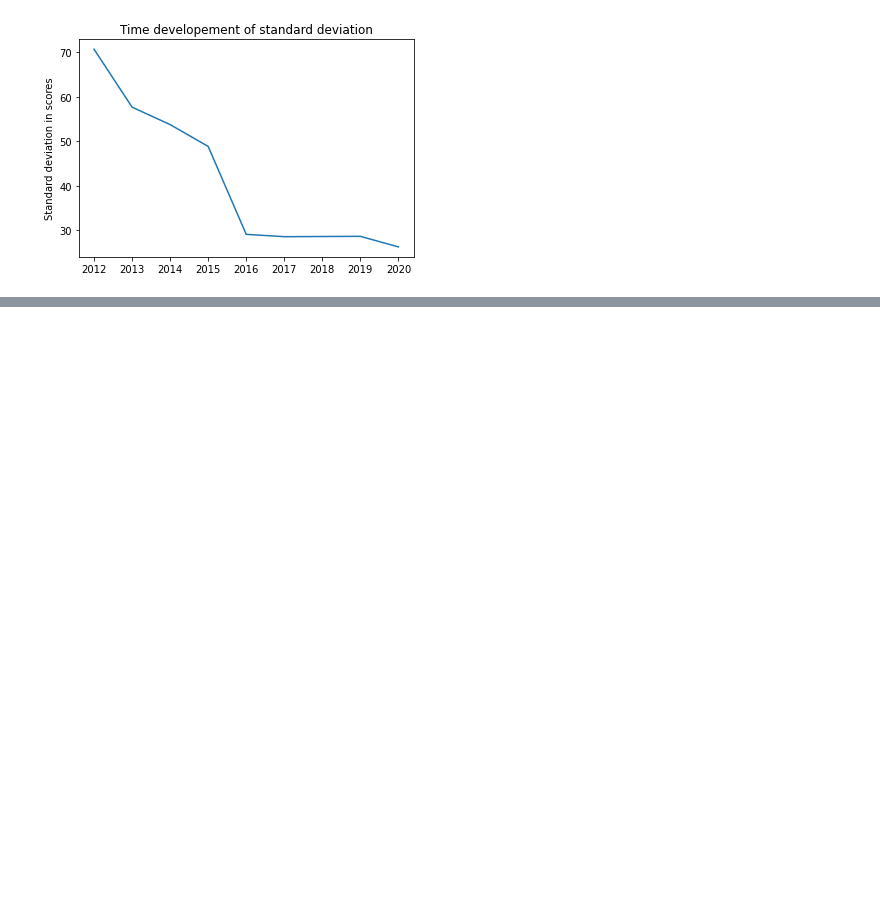
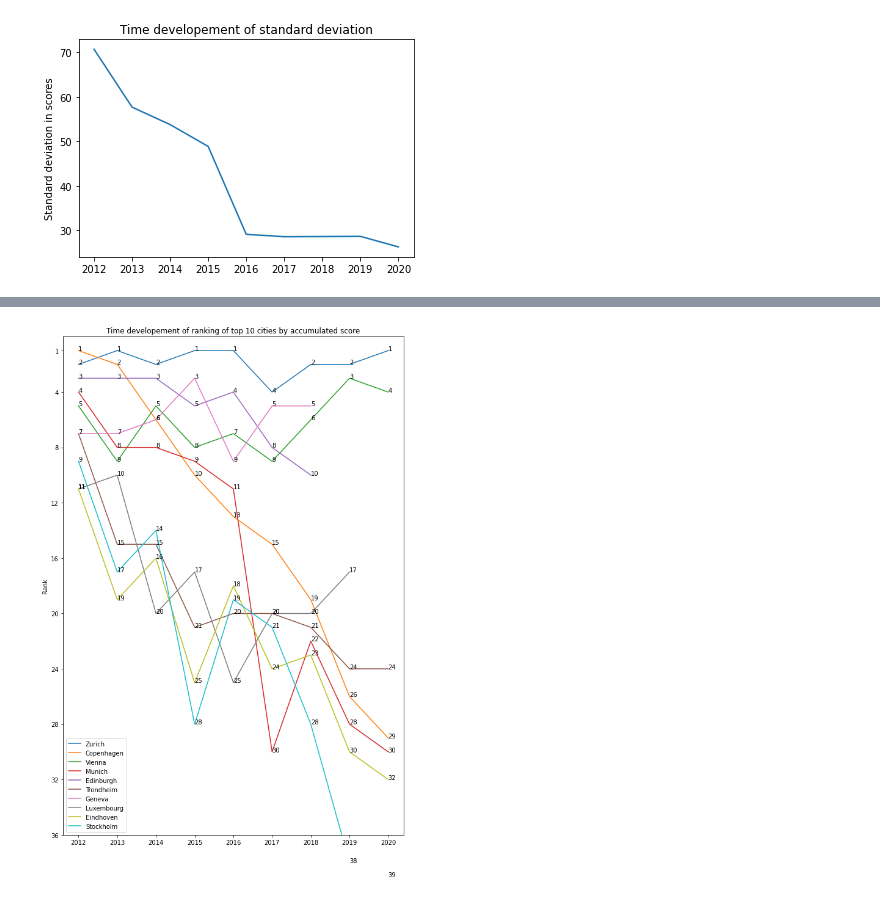
Before and after one commit to NikolasHaimerl/DOP_EX3, a Jupyter notebook: src/analysis/time_analysis.ipynb, the cells around one changed output, grey strips where cells are left out. Drawn from its saved outputs; the diff is of its cells as text; code cells hidden in the pictures; blank space fills up the shorter version.

```diff
--- a/src/analysis/time_analysis.ipynb
+++ b/src/analysis/time_analysis.ipynb
@@ -148,0 +167,22 @@ plt.show()
+# %%
+time_dependency_score_acc={}
+for city in score_top_10["City"]:
+    time_dependency_score_acc[city]=[]
+    for year in range(2012,2021):
+        d=data[year]
+        time_dependency_score_acc[city].extend(d[d["City"]==city]["Rank"].to_list())
+plt.figure(figsize=(10,15))
+for time in time_dependency_score_acc.keys():
+    p=time_dependency_score_acc[time]
+    plt.plot(time_dependency_score_acc[time])
+    for j,i in zip(time_dependency_score_acc[time],range(0,9)):
+            plt.text(i,j,str(j))
+plt.ylim(35,0)
+plt.xticks(np.arange(9),("2012","2013","2014","2015","2016","2017","2018","2019","2020"))
+plt.yticks((1,4,8,12,16,20,24,28,32,36))
+plt.ylabel("Rank")
+plt.title("Time developement of ranking of top 10 cities by accumulated score")
+plt.legend(top_10["City"])
+plt.show()
+# %% [output]
+[figure, added]
```
Also changed, not shown: parts of 5 cells of this notebook.
